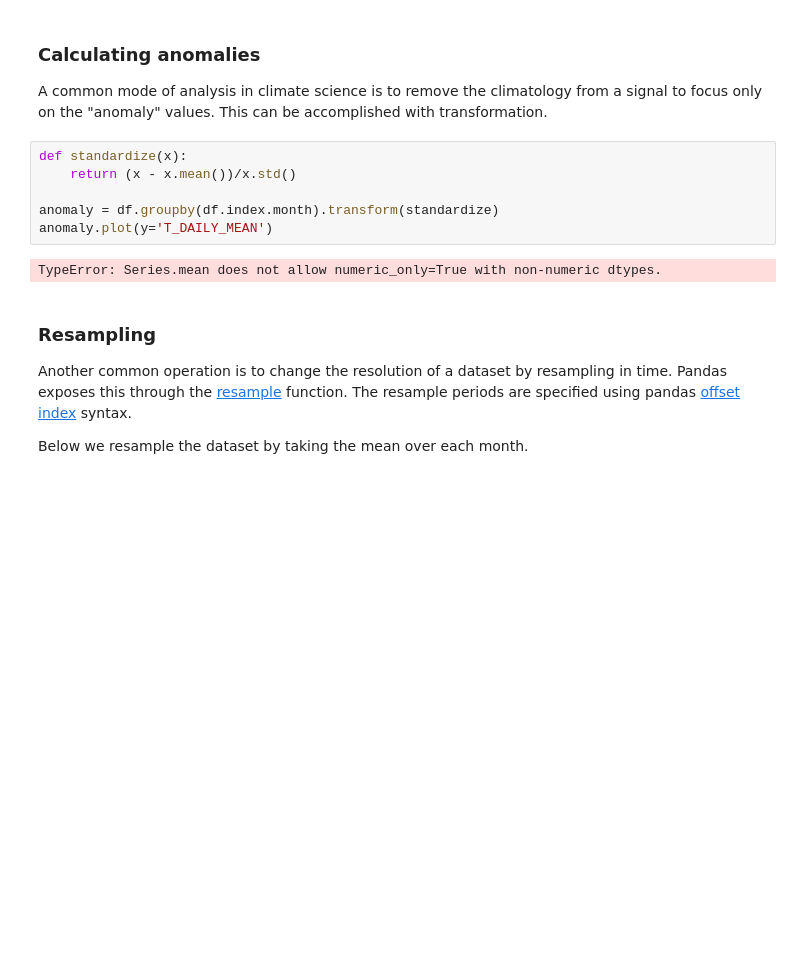
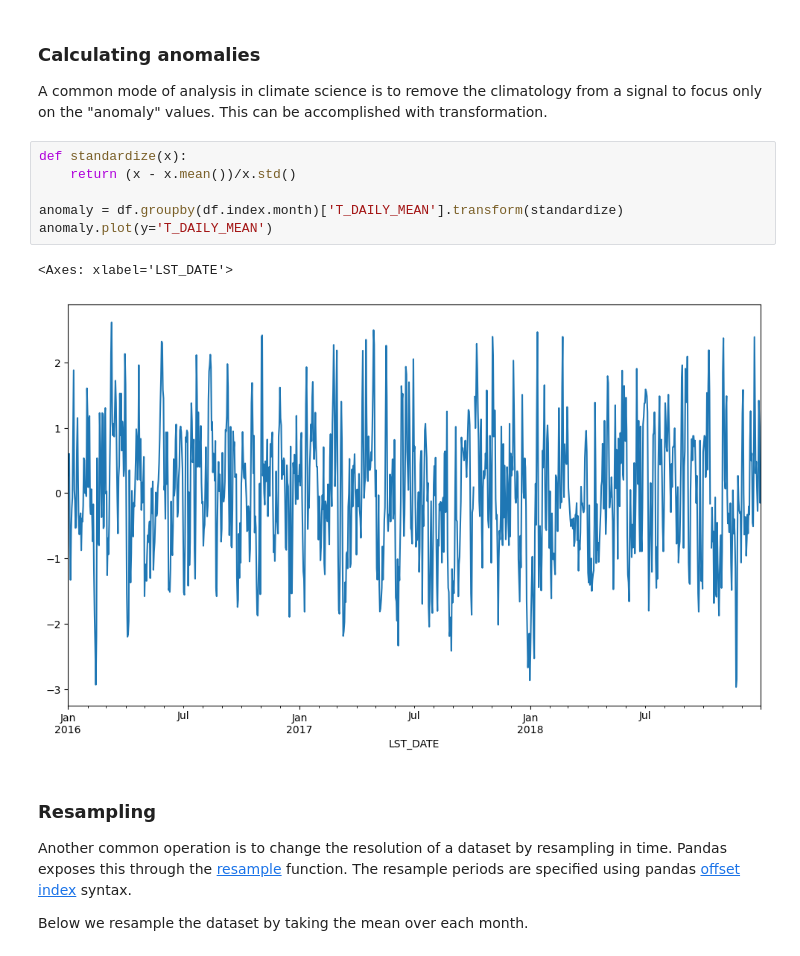
Before and after one commit to dmw2166/comp-res-climate-data-sci, a Jupyter notebook: src/lectures/pandas/pandas_groupby.ipynb, the cells around one changed output. Drawn from its saved outputs; the diff is of its cells as text; blank space fills up the shorter version.

```diff
--- a/src/lectures/pandas/pandas_groupby.ipynb
+++ b/src/lectures/pandas/pandas_groupby.ipynb
@@ -396,11 +396,12 @@ A common mode of analysis in climate science is to remove the climatology from a
 # %%
 def standardize(x):
     return (x - x.mean())/x.std()
 
-anomaly = df.groupby(df.index.month).transform(standardize)
+anomaly = df.groupby(df.index.month)['T_DAILY_MEAN'].transform(standardize)
 anomaly.plot(y='T_DAILY_MEAN')
 # %% [output]
-TypeError: Series.mean does not allow numeric_only=True with non-numeric dtypes.
+<Axes: xlabel='LST_DATE'>
+[figure, added]
 # %% [markdown]
 ### Resampling
 
```
